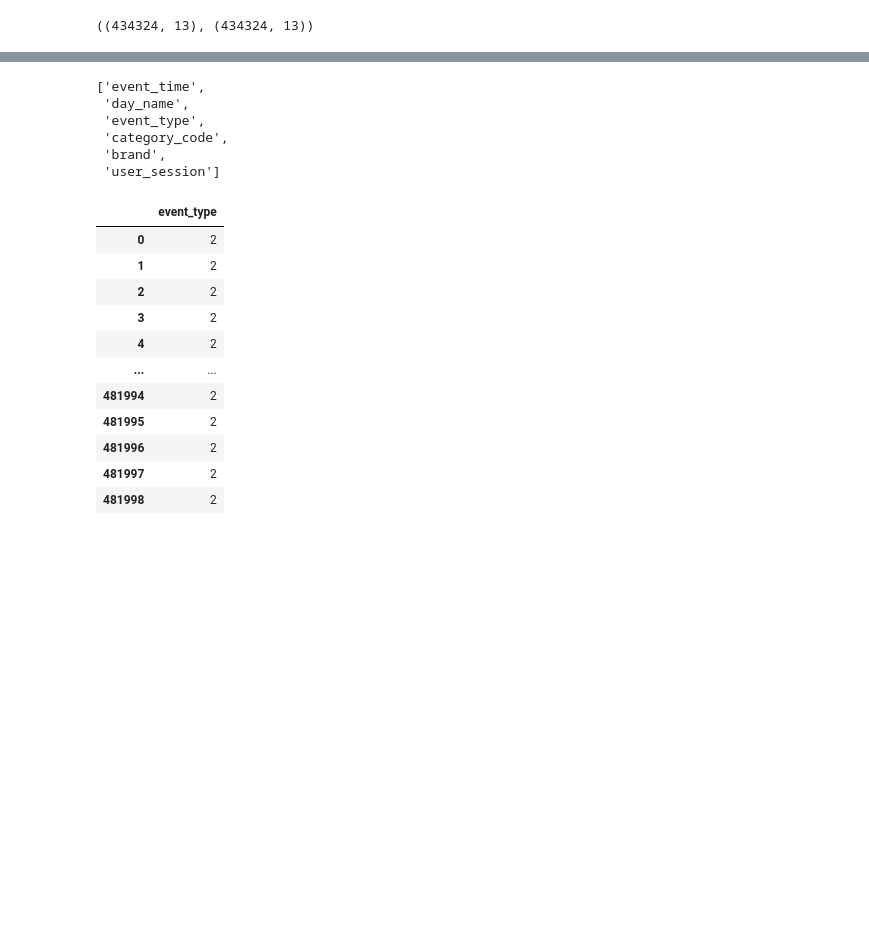
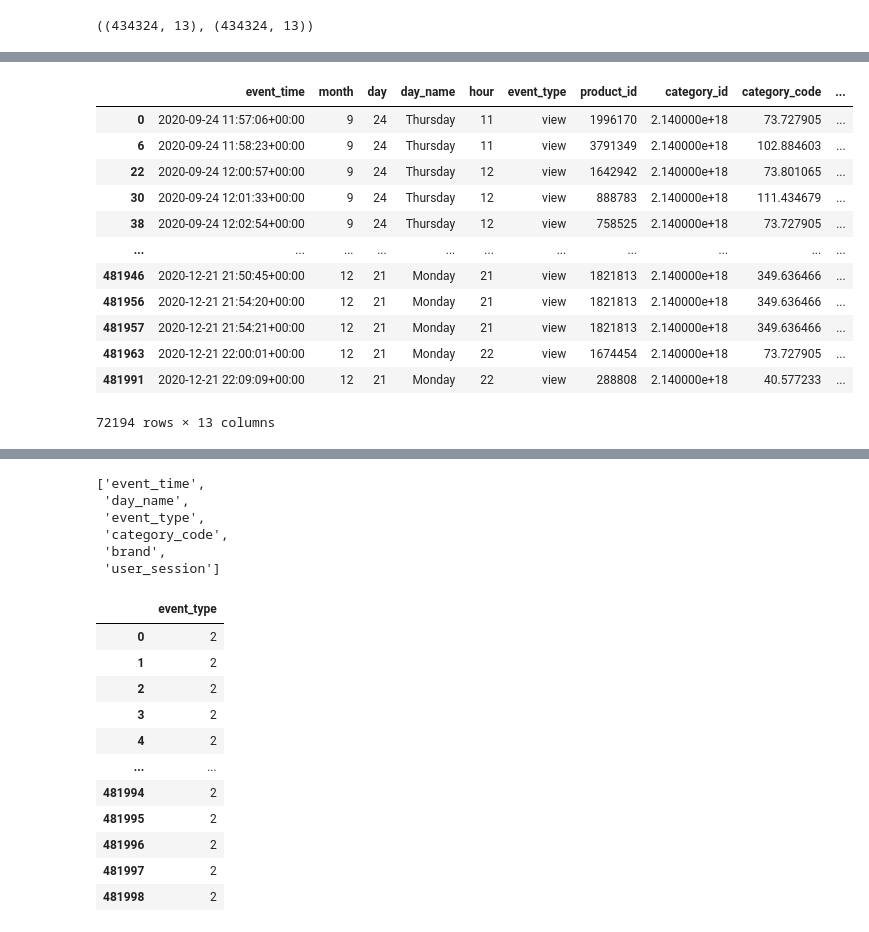
Before and after one commit to wjco/DAStudy-sat, a Jupyter notebook: Tek/multi_category_online_store_funnel/multi_category_online_store_funnel.ipynb, the cells around one changed output, grey strips where cells are left out. Drawn from its saved outputs; the diff is of its cells as text; code cells hidden in the pictures; blank space fills up the shorter version.

```diff
--- a/Tek/multi_category_online_store_funnel/multi_category_online_store_funnel.ipynb
+++ b/Tek/multi_category_online_store_funnel/multi_category_online_store_funnel.ipynb
@@ -544,3 +546,4 @@ user_session     121
 dtype: int64
 # %%
-idx_num = df_copy2[df_copy2.category_code.isnull()].index.to_list()
+null_cat_idx = df_copy2[df_copy2.category_code.isnull()].index.to_list()
+null_br_idx = df_copy2[df_copy2.brand.isnull()].index.to_list()
@@ -582,0 +560,17 @@ prac2.loc[idx_num]
+# %%
+# brand null 결측치 : 그대로 nan으로 남김
+prac2.loc[null_br_idx]
+# %% [output]
+|  | event_time | month | day | day_name | hour | event_type | product_id | category_id | category_code | ... |
+| 0 | 2020-09-24 11:57:06+00:00 | 9 | 24 | Thursday | 11 | view | 1996170 | 2.140000e+18 | 73.727905 | ... |
+| 6 | 2020-09-24 11:58:23+00:00 | 9 | 24 | Thursday | 11 | view | 3791349 | 2.140000e+18 | 102.884603 | ... |
+| 22 | 2020-09-24 12:00:57+00:00 | 9 | 24 | Thursday | 12 | view | 1642942 | 2.140000e+18 | 73.801065 | ... |
+| 30 | 2020-09-24 12:01:33+00:00 | 9 | 24 | Thursday | 12 | view | 888783 | 2.140000e+18 | 111.434679 | ... |
+| 38 | 2020-09-24 12:02:54+00:00 | 9 | 24 | Thursday | 12 | view | 758525 | 2.140000e+18 | 73.727905 | ... |
+| ... | ... | ... | ... | ... | ... | ... | ... | ... | ... | ... |
+| 481946 | 2020-12-21 21:50:45+00:00 | 12 | 21 | Monday | 21 | view | 1821813 | 2.140000e+18 | 349.636466 | ... |
+| 481956 | 2020-12-21 21:54:20+00:00 | 12 | 21 | Monday | 21 | view | 1821813 | 2.140000e+18 | 349.636466 | ... |
+| 481957 | 2020-12-21 21:54:21+00:00 | 12 | 21 | Monday | 21 | view | 1821813 | 2.140000e+18 | 349.636466 | ... |
+| 481963 | 2020-12-21 22:00:01+00:00 | 12 | 21 | Monday | 22 | view | 1674454 | 2.140000e+18 | 73.727905 | ... |
+| 481991 | 2020-12-21 22:09:09+00:00 | 12 | 21 | Monday | 22 | view | 288808 | 2.140000e+18 | 40.577233 | ... |
+72194 rows × 13 columns
```
Also changed, not shown: parts of 14 cells of this notebook, 1 other file.
